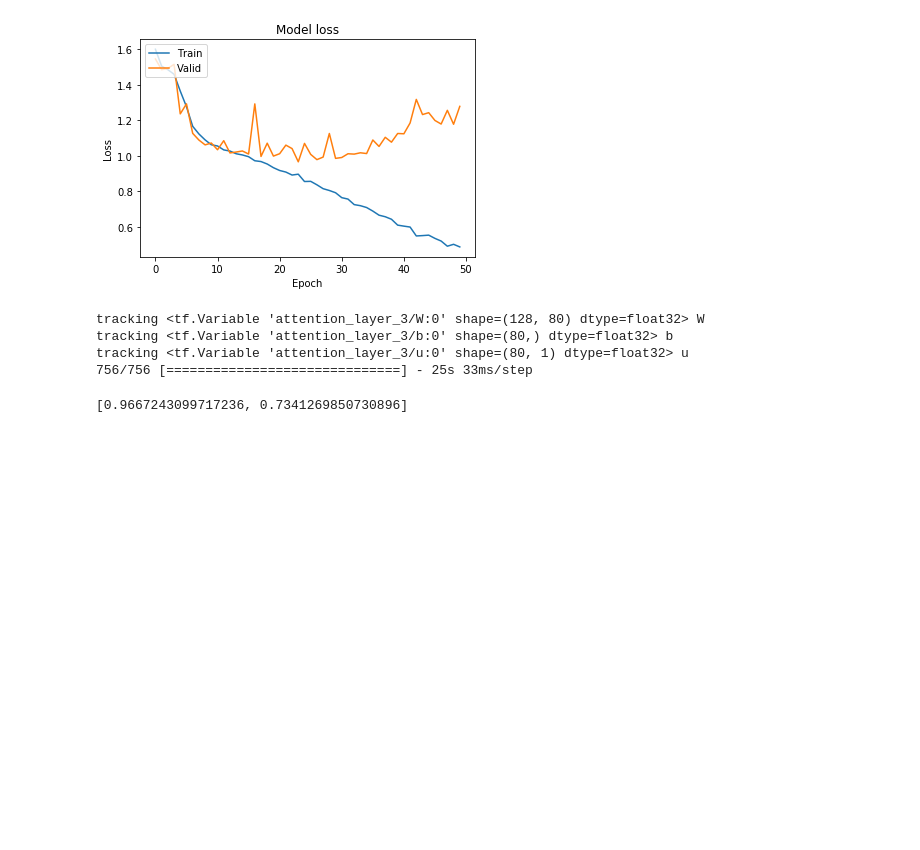
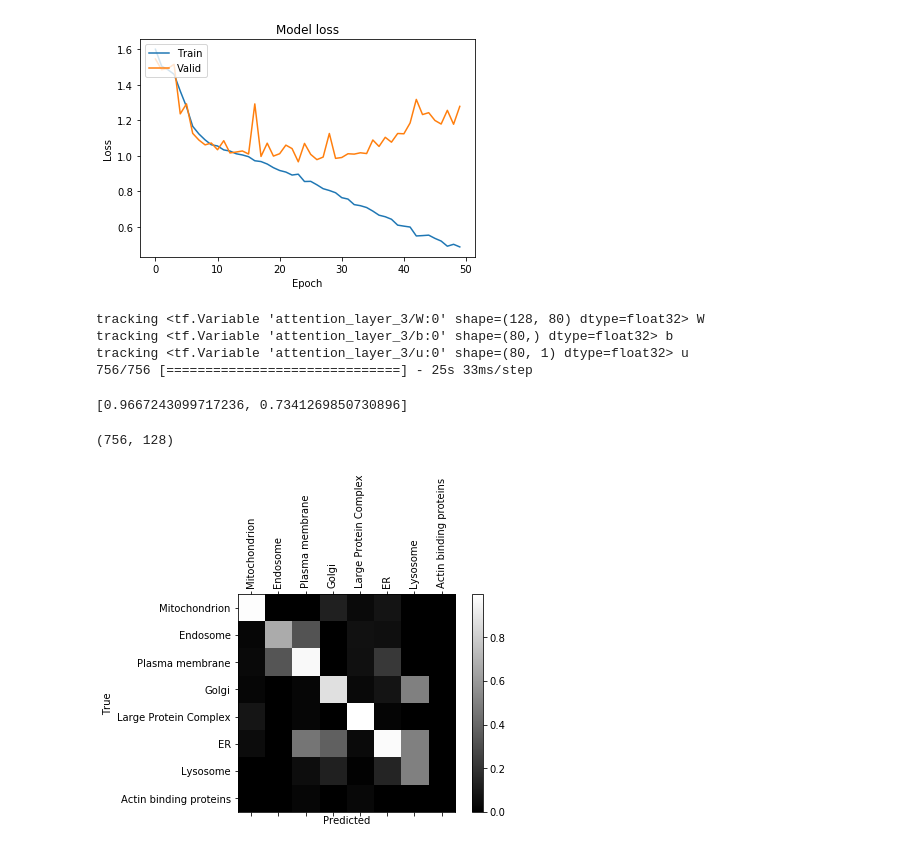
Before and after one commit to JulieRojas/Protein_Localisation_ML, a Jupyter notebook: Compartment_prediction/8_classes_model/8 Compartments with attention.ipynb, the cells around one changed output. Saved outputs shown, nothing was run; the diff lists cells and outputs as text; code cells hidden in the pictures; blank space fills up the shorter version.

Commit message:
Going back to previous attention layer, works on results analysis

```diff
--- a/Compartment_prediction/8_classes_model/8 Compartments with attention.ipynb
+++ b/Compartment_prediction/8_classes_model/8 Compartments with attention.ipynb
@@ -994,3 +1010,33 @@ tracking <tf.Variable 'attention_layer_3/b:0' shape=(80,) dtype=float32> b
 tracking <tf.Variable 'attention_layer_3/u:0' shape=(80, 1) dtype=float32> u
 756/756 [==============================] - 25s 33ms/step
 [0.9667243099717236, 0.7341269850730896]
+# %%
+model = Model(inputs=model.input,
+              outputs=[model.output, model.get_layer('attention_layer').output])
+outputs = model.predict(x_valid_pad)
+model_outputs = outputs[0]
+attention_outputs = outputs[1]
+# %%
+attention_outputs.shape
+# %% [output]
+(756, 128)
+# %%
+y_pred = model.predict(x_valid_pad)
+y_pred_indices = OH_to_label_indices(y_pred)
+y_pred_label = indices_to_cat(y_pred_indices)
+# %%
+conf_mx = confusion_matrix(y_valid, y_pred_label, labels=cat)
+
+fig = plt.figure()
+ax = fig.add_subplot(111)
+cax = ax.matshow(conf_mx / (conf_mx.max(axis=0)+1), cmap=plt.cm.gray)
+fig.colorbar(cax)
+ax.xaxis.set_major_locator(MultipleLocator(1))
+ax.yaxis.set_major_locator(MultipleLocator(1))
+ax.set_xticklabels([''] + cat,  rotation='vertical')
+ax.set_yticklabels([''] + cat)
+plt.xlabel('Predicted')
+plt.ylabel('True')
+plt.show()
+# %% [output]
+[figure, added]
```
Also changed, not shown: parts of 5 cells of this notebook, 7 other files.
